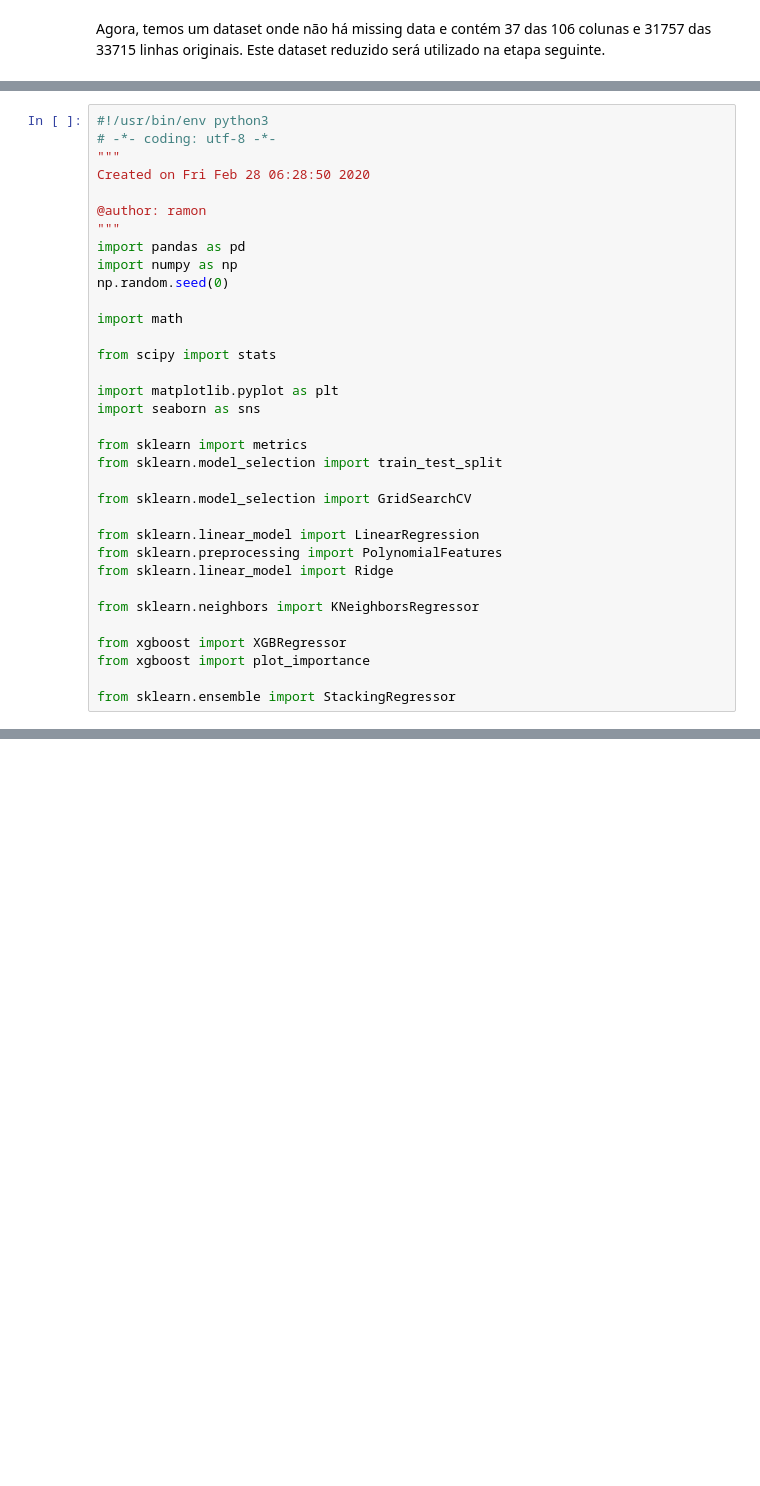
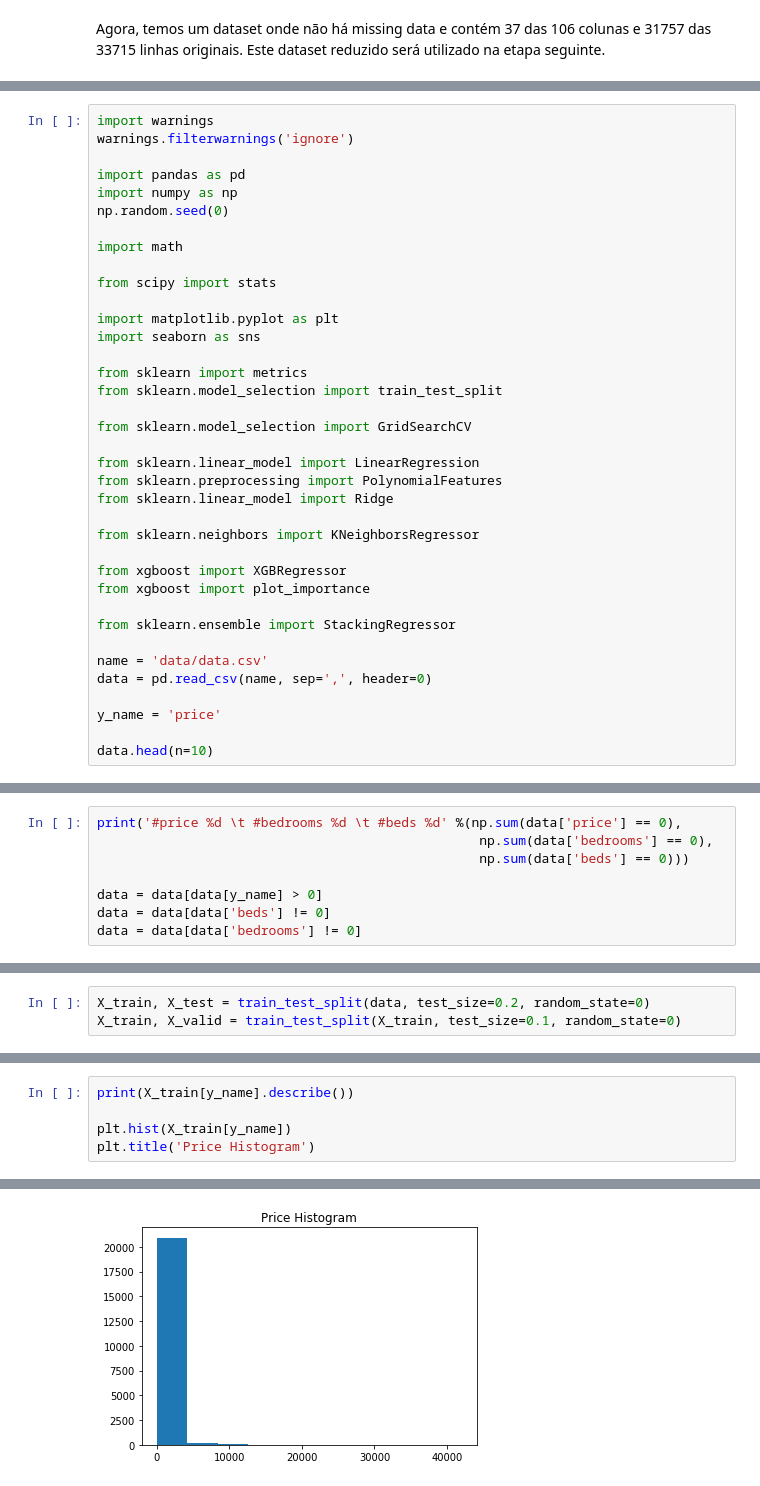
Before and after one commit to rlopes404/airbnb, a Jupyter notebook: airbnb-notebook.ipynb, the cells around one changed output, grey strips where cells are left out. Saved outputs shown, nothing was run; the diff lists cells and outputs as text; blank space fills up the shorter version.

```diff
--- a/airbnb-notebook.ipynb
+++ b/airbnb-notebook.ipynb
@@ -180,11 +185,7 @@ dff.shape
 # %%
-#!/usr/bin/env python3
-# -*- coding: utf-8 -*-
-"""
-Created on Fri Feb 28 06:28:50 2020
+import warnings
+warnings.filterwarnings('ignore')
 
-@author: ramon
-"""
 import pandas as pd
 import numpy as np
 np.random.seed(0)
@@ -211,3 +212,10 @@ from xgboost import XGBRegressor
 from xgboost import plot_importance
 
 from sklearn.ensemble import StackingRegressor
+
+name = 'data/data.csv'
+data = pd.read_csv(name, sep=',', header=0)
+
+y_name = 'price'
+
+data.head(n=10)
@@ -228,0 +237,8 @@ data.dtypes
+# %%
+print('#price %d \t #bedrooms %d \t #beds %d' %(np.sum(data['price'] == 0),
+                                                 np.sum(data['bedrooms'] == 0),
+                                                 np.sum(data['beds'] == 0)))
+
+data = data[data[y_name] > 0]
+data = data[data['beds'] != 0]
+data = data[data['bedrooms'] != 0]
@@ -228,0 +249,3 @@ data.dtypes
+# %%
+X_train, X_test = train_test_split(data, test_size=0.2, random_state=0)
+X_train, X_valid = train_test_split(X_train, test_size=0.1, random_state=0)
@@ -228,0 +254,6 @@ data.dtypes
+# %%
+print(X_train[y_name].describe())
+
+plt.hist(X_train[y_name])
+plt.title('Price Histogram')
+# %% [output]
@@ -228,0 +270 @@ data.dtypes
+[figure, added]
```
Also changed, not shown: parts of 51 cells of this notebook.
